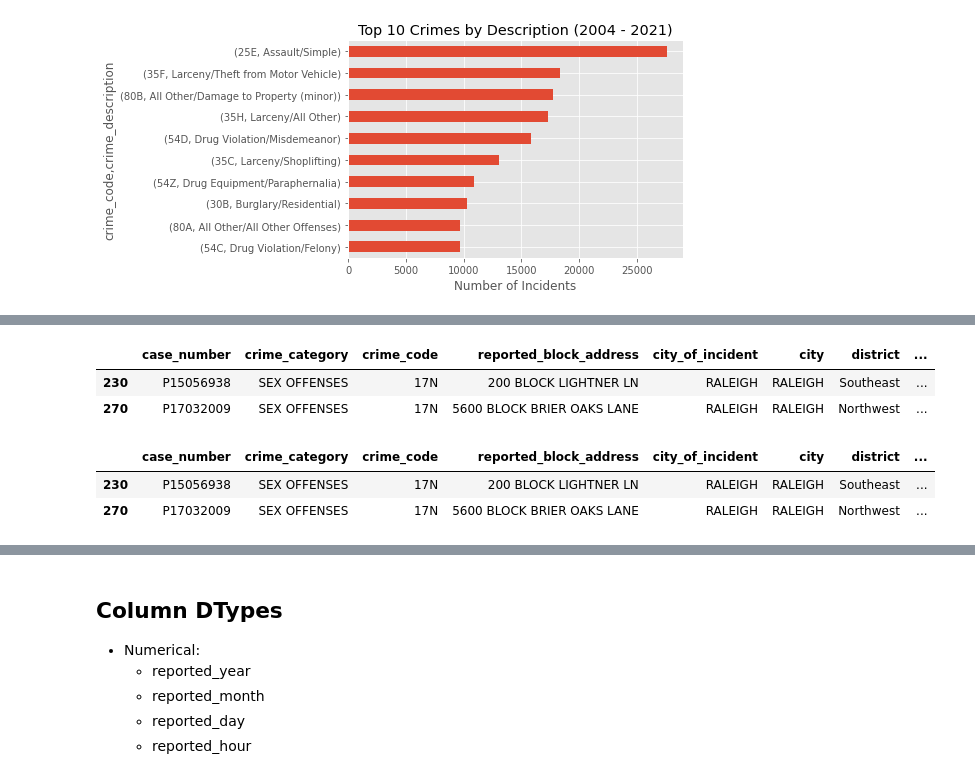
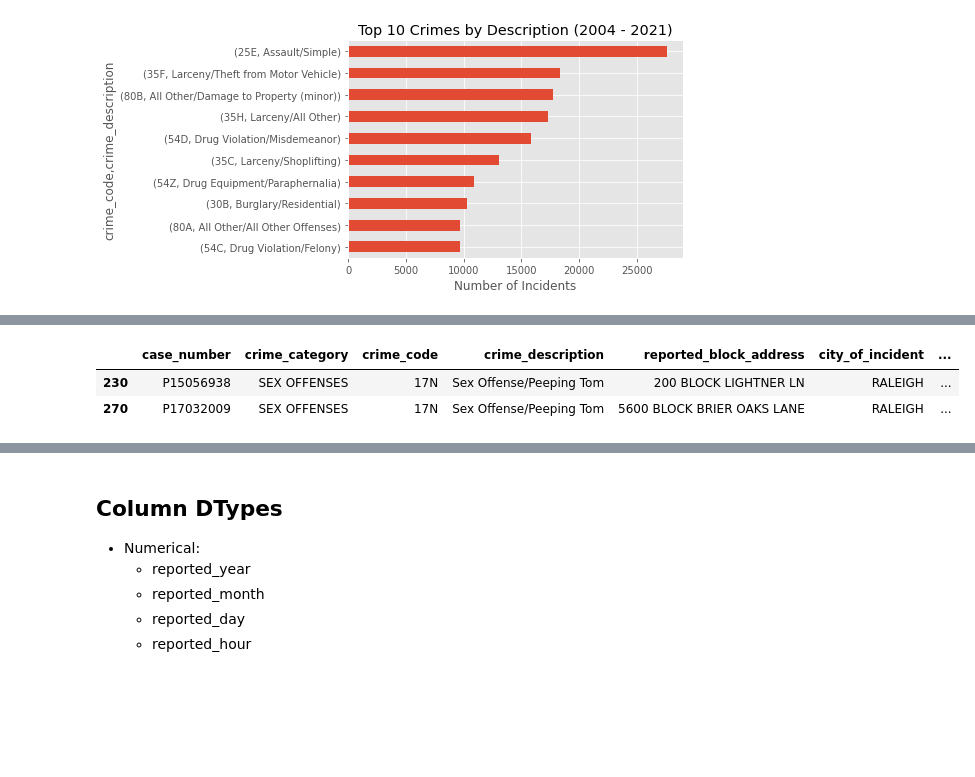
Before and after one commit to siddley1001/NCState_Datathon21, a Jupyter notebook: state_datathon_police.ipynb, the cells around one changed output, grey strips where cells are left out. Drawn from its saved outputs; the diff is of its cells as text; code cells hidden in the pictures; blank space fills up the shorter version.

```diff
--- a/state_datathon_police.ipynb
+++ b/state_datathon_police.ipynb
@@ -372,18 +402,11 @@ Text(0.5, 0, 'Number of Incidents')
 # %%
-police_copy.drop(['crime_description', 'reported_date', 'agency', 'updated_date'], axis=1, inplace=True)
+police_copy['latlong_div'] = abs(police_copy['latitude'] / police_copy['longitude'])
+police_copy.drop('longitude', axis = 1, inplace = True)
 police_copy.head(2)
 # %% [output]
-|  | case_number | crime_category | crime_code | reported_block_address | city_of_incident | city | district | ... |
-| 230 | P15056938 | SEX OFFENSES | 17N | 200 BLOCK LIGHTNER LN | RALEIGH | RALEIGH | Southeast | ... |
-| 270 | P17032009 | SEX OFFENSES | 17N | 5600 BLOCK BRIER OAKS LANE | RALEIGH | RALEIGH | Northwest | ... |
+|  | case_number | crime_category | crime_code | crime_description | reported_block_address | city_of_incident | ... |
+| 230 | P15056938 | SEX OFFENSES | 17N | Sex Offense/Peeping Tom | 200 BLOCK LIGHTNER LN | RALEIGH | ... |
+| 270 | P17032009 | SEX OFFENSES | 17N | Sex Offense/Peeping Tom | 5600 BLOCK BRIER OAKS LANE | RALEIGH | ... |
-# %%
-police_copy['latlong_div'] = abs(police_copy['latitude'] / police_copy['longitude'])
-police_copy.drop('longitude', axis =1, inplace = True)
-police_copy.head(2)
-# %% [output]
-|  | case_number | crime_category | crime_code | reported_block_address | city_of_incident | city | district | ... |
-| 230 | P15056938 | SEX OFFENSES | 17N | 200 BLOCK LIGHTNER LN | RALEIGH | RALEIGH | Southeast | ... |
-| 270 | P17032009 | SEX OFFENSES | 17N | 5600 BLOCK BRIER OAKS LANE | RALEIGH | RALEIGH | Northwest | ... |
 # %%
 plt.figure(figsize = (10,10))
 plt.title('Correlation of Final Features')
```
Also changed, not shown: parts of 24 cells of this notebook.
